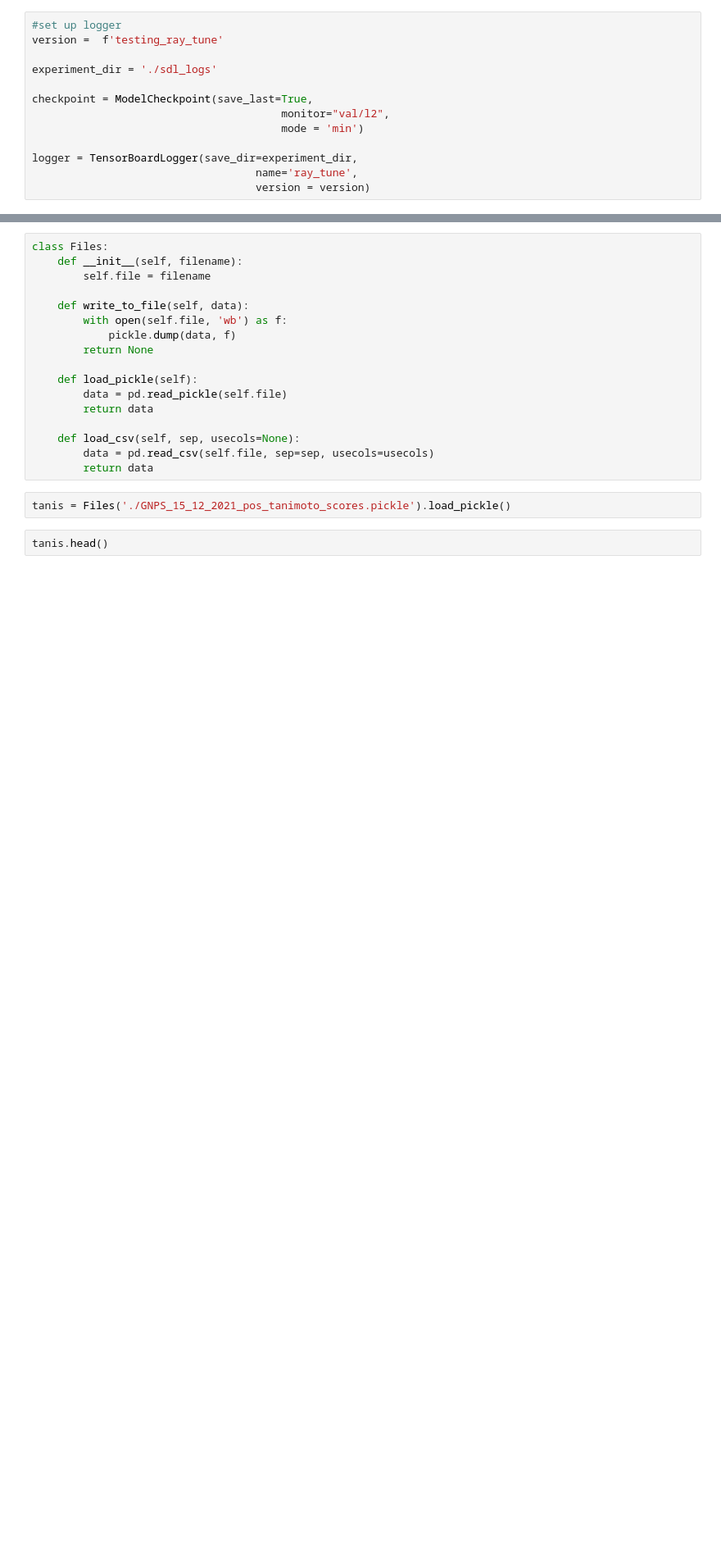
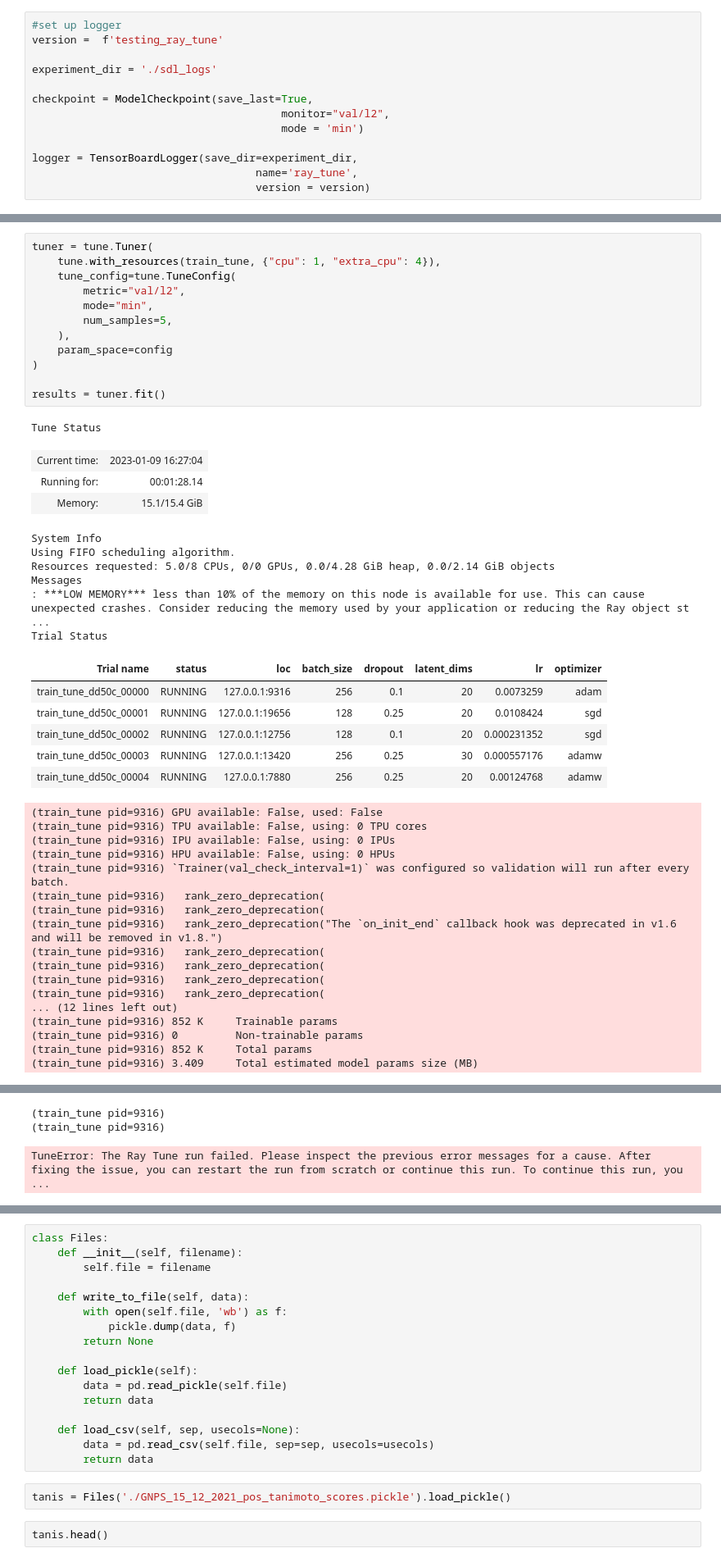
Before and after one commit to LukaLmelias/DeepCCA_thesis, a Jupyter notebook: testing_ray_tune.ipynb, the cells around one changed output, grey strips where cells are left out. Shown at 82% size. Cells and saved outputs as stored; diff of their text form; blank space fills up the shorter version.

```diff
--- a/testing_ray_tune.ipynb
+++ b/testing_ray_tune.ipynb
@@ -426,3 +421,49 @@ def train_tune(config, epochs=10, gpus=0):
     trainer.fit(sdl,Models.train_loader,Models.val_loader)
 
     return None
+# %%
+tuner = tune.Tuner(
+    tune.with_resources(train_tune, {"cpu": 1, "extra_cpu": 4}),
+    tune_config=tune.TuneConfig(
+        metric="val/l2",
+        mode="min",
+        num_samples=5,
+    ),
+    param_space=config
+)
+
+results = tuner.fit()
+# %% [output]
+Tune Status
+| Current time: | 2023-01-09 16:27:04 |
+| Running for: | 00:01:28.14 |
+| Memory: | 15.1/15.4 GiB |
+System Info
+Using FIFO scheduling algorithm.
+Resources requested: 5.0/8 CPUs, 0/0 GPUs, 0.0/4.28 GiB heap, 0.0/2.14 GiB objects
+Messages
+: ***LOW MEMORY*** less than 10% of the memory on this node is available for use. This can cause unexpected crashes. Consider reducing the memory used by your application or reducing the Ray object st ...
+Trial Status
+| Trial name | status | loc | batch_size | dropout | latent_dims | lr | optimizer |
+| train_tune_dd50c_00000 | RUNNING | 127.0.0.1:9316 | 256 | 0.1 | 20 | 0.0073259 | adam |
+| train_tune_dd50c_00001 | RUNNING | 127.0.0.1:19656 | 128 | 0.25 | 20 | 0.0108424 | sgd |
+| train_tune_dd50c_00002 | RUNNING | 127.0.0.1:12756 | 128 | 0.1 | 20 | 0.000231352 | sgd |
+| train_tune_dd50c_00003 | RUNNING | 127.0.0.1:13420 | 256 | 0.25 | 30 | 0.000557176 | adamw |
+| train_tune_dd50c_00004 | RUNNING | 127.0.0.1:7880 | 256 | 0.25 | 20 | 0.00124768 | adamw |
+(train_tune pid=9316) GPU available: False, used: False
+(train_tune pid=9316) TPU available: False, using: 0 TPU cores
+(train_tune pid=9316) IPU available: False, using: 0 IPUs
+(train_tune pid=9316) HPU available: False, using: 0 HPUs
+(train_tune pid=9316) `Trainer(val_check_interval=1)` was configured so validation will run after every batch.
+(train_tune pid=9316)   rank_zero_deprecation(
+(train_tune pid=9316)   rank_zero_deprecation(
+(train_tune pid=9316)   rank_zero_deprecation("The `on_init_end` callback hook was deprecated in v1.6 and will be removed in v1.8.")
+(train_tune pid=9316)   rank_zero_deprecation(
+(train_tune pid=9316)   rank_zero_deprecation(
+(train_tune pid=9316)   rank_zero_deprecation(
+(train_tune pid=9316)   rank_zero_deprecation(
+... (12 lines left out)
+(train_tune pid=9316) 852 K     Trainable params
+(train_tune pid=9316) 0         Non-trainable params
+(train_tune pid=9316) 852 K     Total params
+(train_tune pid=9316) 3.409     Total estimated model params size (MB)
@@ -428,0 +540,3 @@ def train_tune(config, epochs=10, gpus=0):
+(train_tune pid=9316)
+(train_tune pid=9316)
+TuneError: The Ray Tune run failed. Please inspect the previous error messages for a cause. After fixing the issue, you can restart the run from scratch or continue this run. To continue this run, you ...
```
Also changed, not shown: parts of 11 cells of this notebook.
